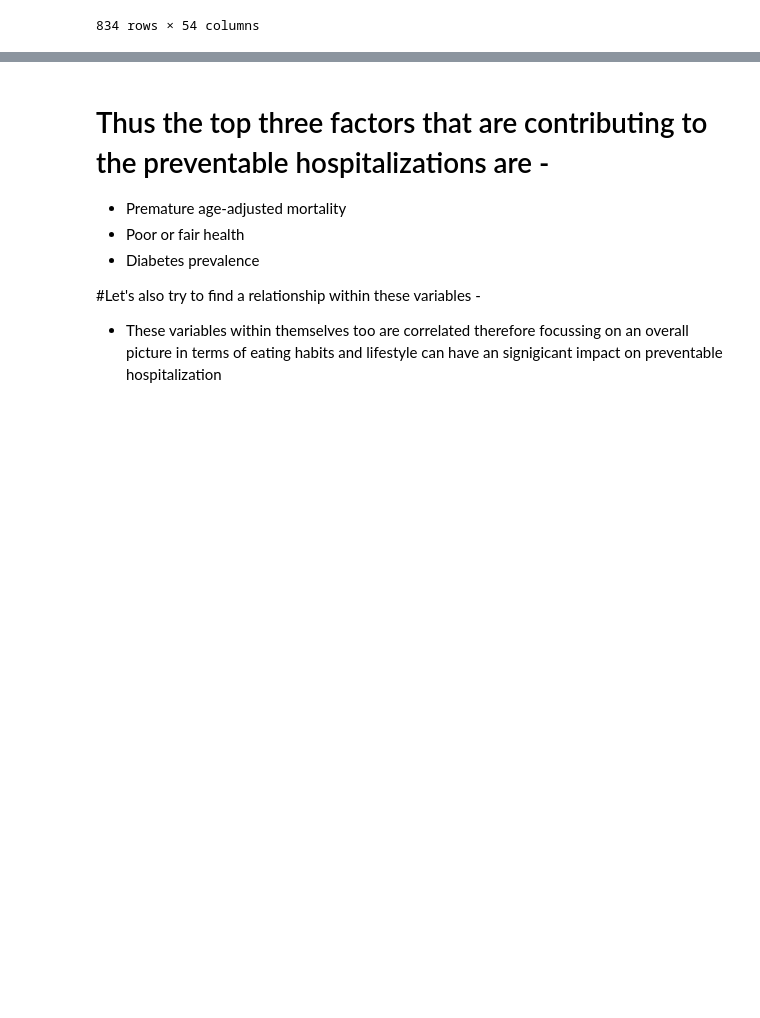
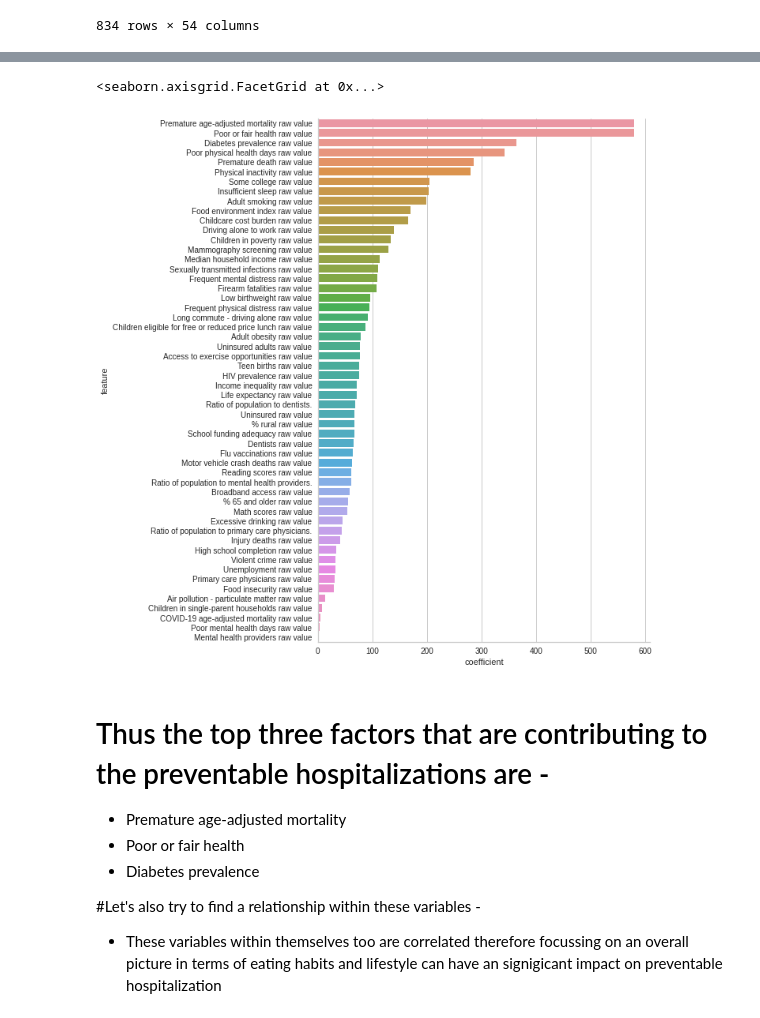
Before and after one commit to RishiVirpura/Team-6-repository, a Jupyter notebook: EDA_Team6.ipynb, the cells around one changed output, grey strips where cells are left out. Saved outputs shown, nothing was run; the diff lists cells and outputs as text; code cells hidden in the pictures; blank space fills up the shorter version.

```diff
--- a/EDA_Team6.ipynb
+++ b/EDA_Team6.ipynb
@@ -554,3 +633,8 @@ feat_importance.sort_values(by = 'coefficient', ascending = False)
+# %%
+sns.catplot(y='feature', x = 'coefficient', data =feat_importance.sort_values(by='coefficient', ascending=False), kind = 'bar', height = 10)
+# %% [output]
+<seaborn.axisgrid.FacetGrid at 0x...>
+[figure, added]
 # %% [markdown]
 # Thus the top three factors that are contributing to the preventable hospitalizations are -
 
```
Also changed, not shown: parts of 22 cells of this notebook.
